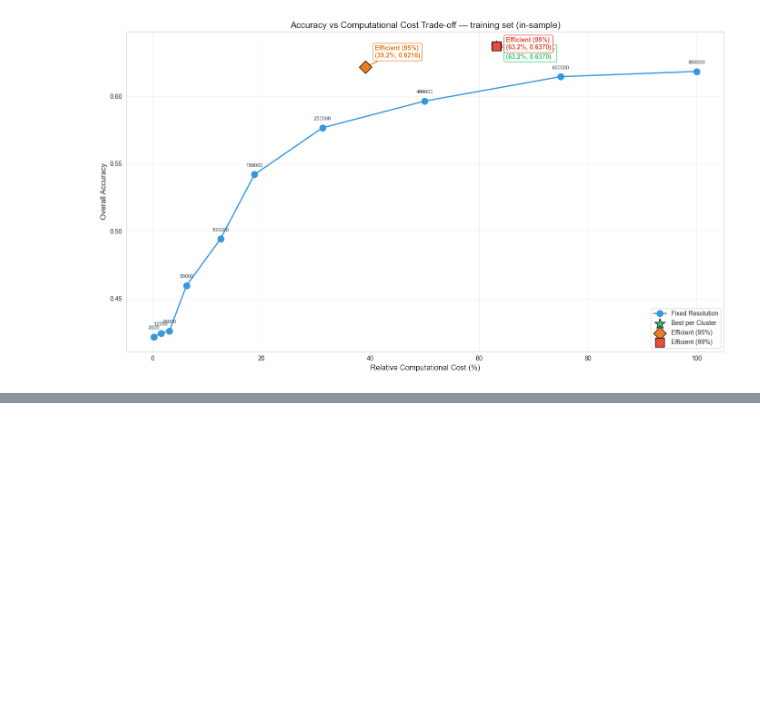
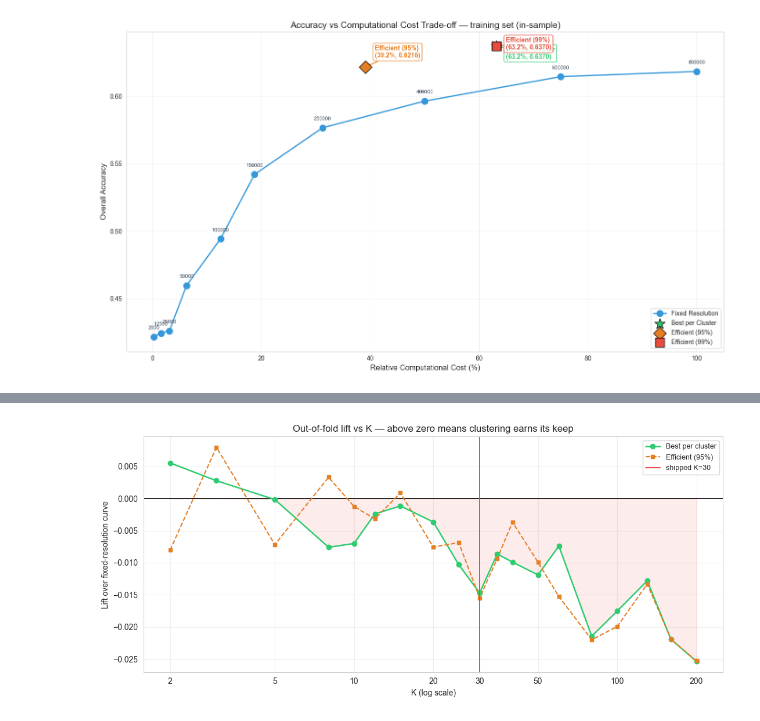
Before and after one commit to Andrew1302/scale-wise-optimizer, a Jupyter notebook: clustering/training/clustering_production.ipynb, the cells around one changed output, grey strips where cells are left out. Saved outputs shown, nothing was run; the diff lists cells and outputs as text; code cells hidden in the pictures; blank space fills up the shorter version.

```diff
--- a/clustering/training/clustering_production.ipynb
+++ b/clustering/training/clustering_production.ipynb
@@ -611,0 +844,23 @@ plt.show()
+# %%
+# ── Lift vs K ────────────────────────────────────────────────────────────────
+fig, ax = plt.subplots(figsize=(11, 5))
+
+ax.axhline(0, color='black', lw=1.2)
+ax.plot(df_cv['k'], df_cv['best_lift'], 'o-', color='#2ecc71', lw=1.8, ms=6,
+        label='Best per cluster')
+ax.plot(df_cv['k'], df_cv['eff95_lift'], 's--', color='#e67e22', lw=1.5, ms=5,
+        label='Efficient (95%)')
+ax.axvline(OPTIMAL_K, color='#e74c3c', lw=1.4, label=f'shipped K={OPTIMAL_K}')
+
+ax.fill_between(df_cv['k'], 0, df_cv['best_lift'].clip(upper=0), color='#e74c3c', alpha=0.10)
+ax.set_xscale('log')
+ax.set_xticks([2, 5, 10, 20, 30, 50, 100, 200])
+ax.get_xaxis().set_major_formatter(plt.ScalarFormatter())
+ax.set_xlabel('K (log scale)'); ax.set_ylabel('Lift over fixed-resolution curve')
+ax.set_title('Out-of-fold lift vs K — above zero means clustering earns its keep',
+             fontsize=12)
+ax.legend(fontsize=9); ax.grid(alpha=0.3)
+plt.tight_layout()
+plt.show()
+# %% [output]
+[figure, added]
```
Also changed, not shown: parts of 9 cells of this notebook, 4 other files.
